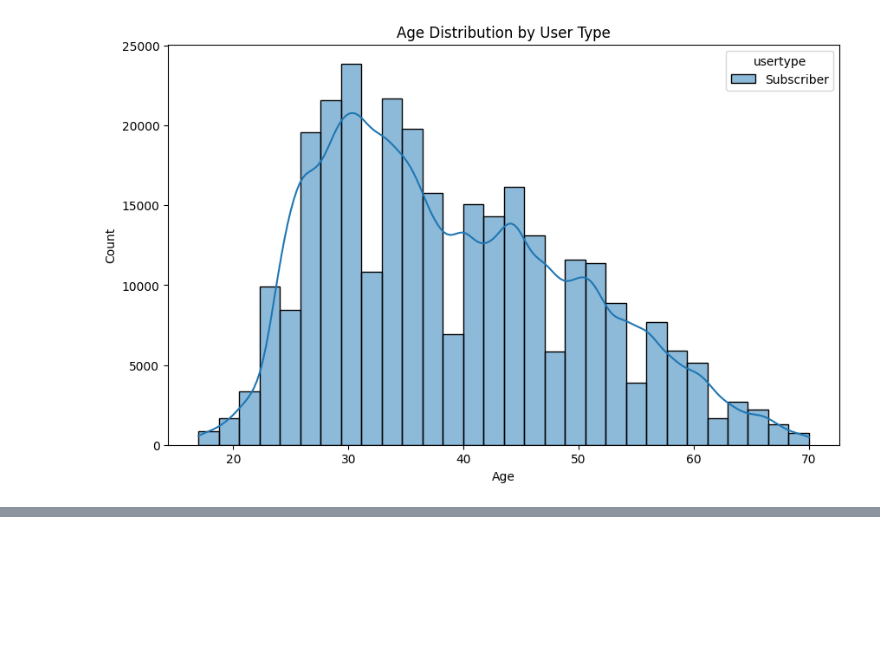
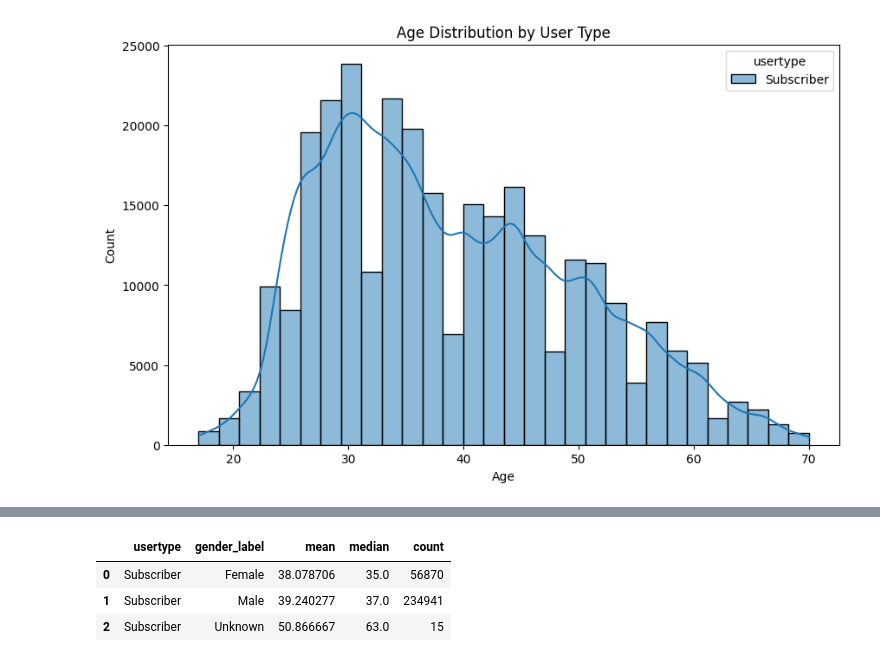
Before and after one commit to shinya-kg0/citibike-mlops, a Jupyter notebook: notebooks/2014/01_eda.ipynb, the cells around one changed output, grey strips where cells are left out. Drawn from its saved outputs; the diff is of its cells as text; code cells hidden in the pictures; blank space fills up the shorter version.

```diff
--- a/notebooks/2014/01_eda.ipynb
+++ b/notebooks/2014/01_eda.ipynb
@@ -543,0 +608,12 @@ plt.show()
+# %%
+age_gender_pivot = (
+    df_char.groupby(["usertype", "gender_label"])["age"]
+    .agg(["mean", "median", "count"])
+    .reset_index()
+)
+age_gender_pivot
+# %% [output]
+|  | usertype | gender_label | mean | median | count |
+| 0 | Subscriber | Female | 38.078706 | 35.0 | 56870 |
+| 1 | Subscriber | Male | 39.240277 | 37.0 | 234941 |
+| 2 | Subscriber | Unknown | 50.866667 | 63.0 | 15 |
```
Also changed, not shown: parts of 8 cells of this notebook, 2 other files.
